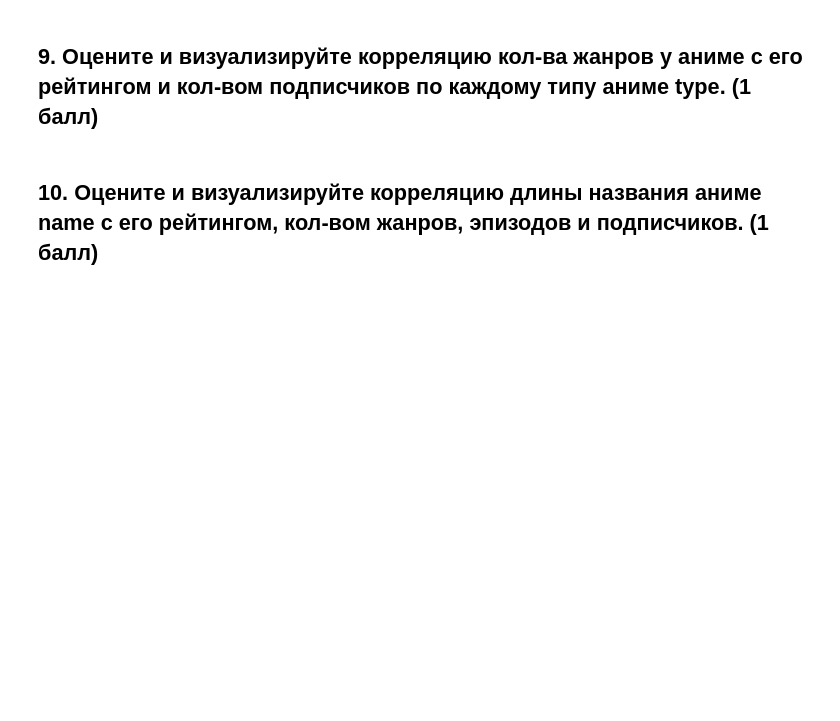
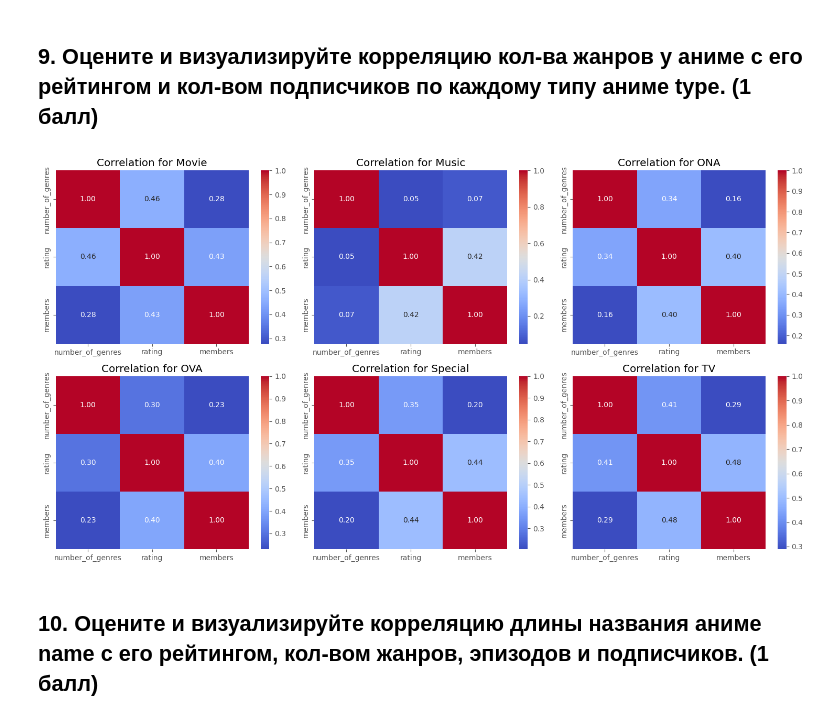
Before and after one commit to Evgenii-Iurin/ITMO, a Jupyter notebook: itmo_math_stat/ITMO_MathStat_HW_1.ipynb, the cells around one changed output. Cells and saved outputs as stored; diff of their text form; code cells hidden in the pictures; blank space fills up the shorter version.

```diff
--- a/itmo_math_stat/ITMO_MathStat_HW_1.ipynb
+++ b/itmo_math_stat/ITMO_MathStat_HW_1.ipynb
@@ -349,5 +333,36 @@ plt.show()
 [figure]
 # %% [markdown]
 ## 9. Оцените и визуализируйте корреляцию кол-ва жанров у аниме с его рейтингом и кол-вом подписчиков по каждому типу аниме type. (1 балл)
+# %%
+# For each anime type --> number of genres | rating  | members
+def get_number_of_genres(genres: str):
+    list_with_genres = genres.split(', ')
+    return len(list_with_genres)
+
+df = raw_df.copy()
+df = df.dropna(subset=['genre'])
+df['number_of_genres'] = df['genre'].apply(get_number_of_genres)
+
+grouped_based_on_type = df.groupby('type')
+correlation_matrix_for_type_groups = defaultdict()
+for group_name, group_data in grouped_based_on_type:
+    correlation_matrix_for_type_groups[group_name] = group_data[['number_of_genres', 'rating', 'members']].corr()
+
+num_groups = len(correlation_matrix_for_type_groups)
+nrows = 2
+ncols = int(np.ceil(num_groups / nrows))
+
+fig, axes = plt.subplots(nrows=nrows, ncols=ncols, figsize=(5 * ncols, 4 * nrows))
+axes = axes.flatten()
+for ax, (group_type, correlation_matrix) in zip(axes, correlation_matrix_for_type_groups.items()):
+    sns.heatmap(correlation_matrix, annot=True, cmap='coolwarm', fmt=".2f", ax=ax)
+    ax.set_title(f'Correlation for {group_type}')
+
+for ax in axes[num_groups:]:
+    fig.delaxes(ax)
+
+plt.tight_layout()
+# %% [output]
+[figure, added]
 # %% [markdown]
 ## 10. Оцените и визуализируйте корреляцию длины названия аниме name с его рейтингом, кол-вом жанров, эпизодов и подписчиков. (1 балл)
```
Also changed, not shown: parts of 4 cells of this notebook.
